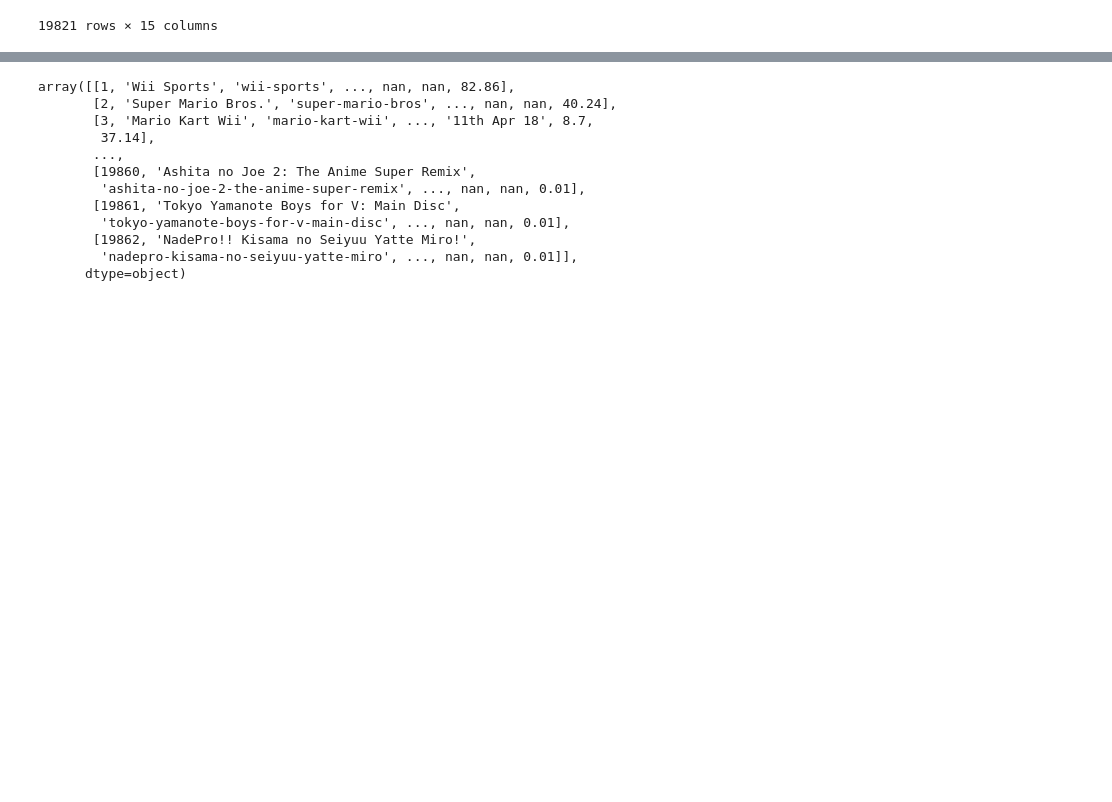
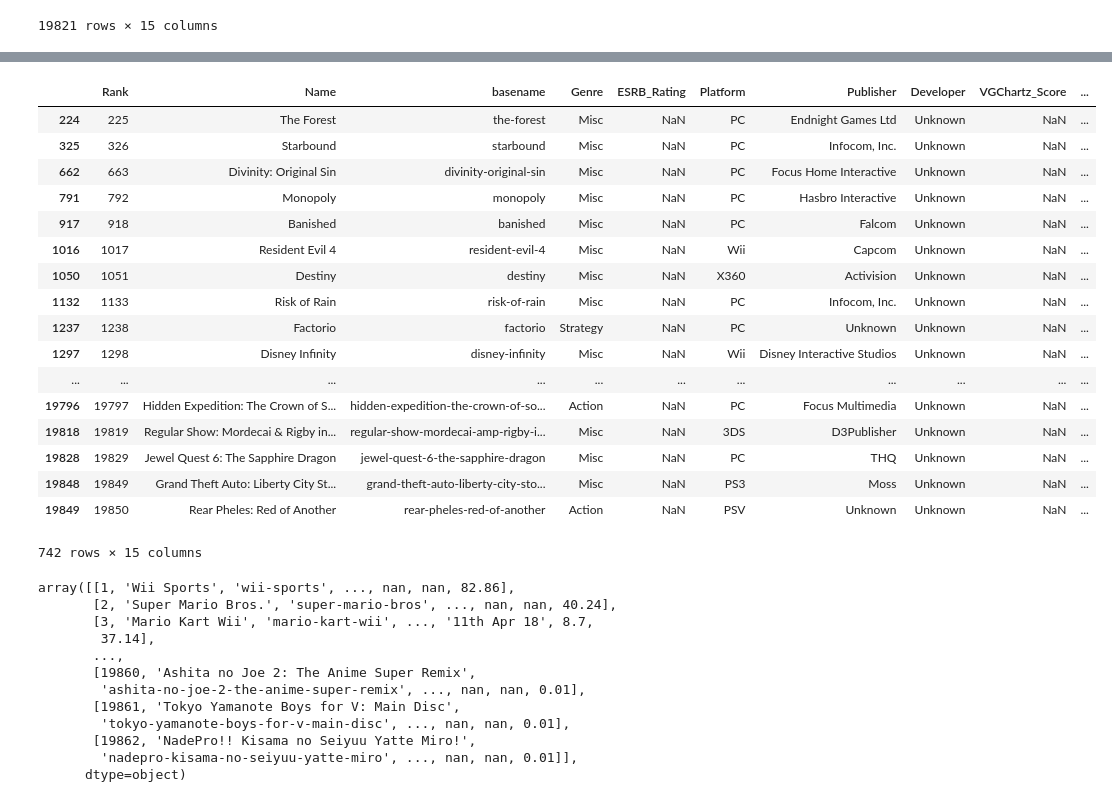
Before and after one commit to fernandocfbf/game-market-analysis-using-ml, a Jupyter notebook: P3 - Ciedados.ipynb, the cells around one changed output, grey strips where cells are left out. Cells and saved outputs as stored; diff of their text form; code cells hidden in the pictures; blank space fills up the shorter version.

```diff
--- a/P3 - Ciedados.ipynb
+++ b/P3 - Ciedados.ipynb
@@ -71,3 +148,24 @@ dados.Developer = dados.Developer.astype('category')
+# %%
+dados.loc[dados.Developer == "Unknown"]
+# %% [output]
+|  | Rank | Name | basename | Genre | ESRB_Rating | Platform | Publisher | Developer | VGChartz_Score | ... |
+| 224 | 225 | The Forest | the-forest | Misc | NaN | PC | Endnight Games Ltd | Unknown | NaN | ... |
+| 325 | 326 | Starbound | starbound | Misc | NaN | PC | Infocom, Inc. | Unknown | NaN | ... |
+| 662 | 663 | Divinity: Original Sin | divinity-original-sin | Misc | NaN | PC | Focus Home Interactive | Unknown | NaN | ... |
+| 791 | 792 | Monopoly | monopoly | Misc | NaN | PC | Hasbro Interactive | Unknown | NaN | ... |
+| 917 | 918 | Banished | banished | Misc | NaN | PC | Falcom | Unknown | NaN | ... |
+| 1016 | 1017 | Resident Evil 4 | resident-evil-4 | Misc | NaN | Wii | Capcom | Unknown | NaN | ... |
+| 1050 | 1051 | Destiny | destiny | Misc | NaN | X360 | Activision | Unknown | NaN | ... |
+| 1132 | 1133 | Risk of Rain | risk-of-rain | Misc | NaN | PC | Infocom, Inc. | Unknown | NaN | ... |
+| 1237 | 1238 | Factorio | factorio | Strategy | NaN | PC | Unknown | Unknown | NaN | ... |
+| 1297 | 1298 | Disney Infinity | disney-infinity | Misc | NaN | Wii | Disney Interactive Studios | Unknown | NaN | ... |
+| ... | ... | ... | ... | ... | ... | ... | ... | ... | ... | ... |
+| 19796 | 19797 | Hidden Expedition: The Crown of S... | hidden-expedition-the-crown-of-so... | Action | NaN | PC | Focus Multimedia | Unknown | NaN | ... |
+| 19818 | 19819 | Regular Show: Mordecai & Rigby in... | regular-show-mordecai-amp-rigby-i... | Misc | NaN | 3DS | D3Publisher | Unknown | NaN | ... |
+| 19828 | 19829 | Jewel Quest 6: The Sapphire Dragon | jewel-quest-6-the-sapphire-dragon | Misc | NaN | PC | THQ | Unknown | NaN | ... |
+| 19848 | 19849 | Grand Theft Auto: Liberty City St... | grand-theft-auto-liberty-city-sto... | Misc | NaN | PS3 | Moss | Unknown | NaN | ... |
+| 19849 | 19850 | Rear Pheles: Red of Another | rear-pheles-red-of-another | Action | NaN | PSV | Unknown | Unknown | NaN | ... |
+742 rows × 15 columns
 # %%
 qualitativas = ['Genre', 'ESRB_Rating', 'Platform',
        'Publisher', 'Developer']
```
Also changed, not shown: parts of 8 cells of this notebook, 1 other file.
